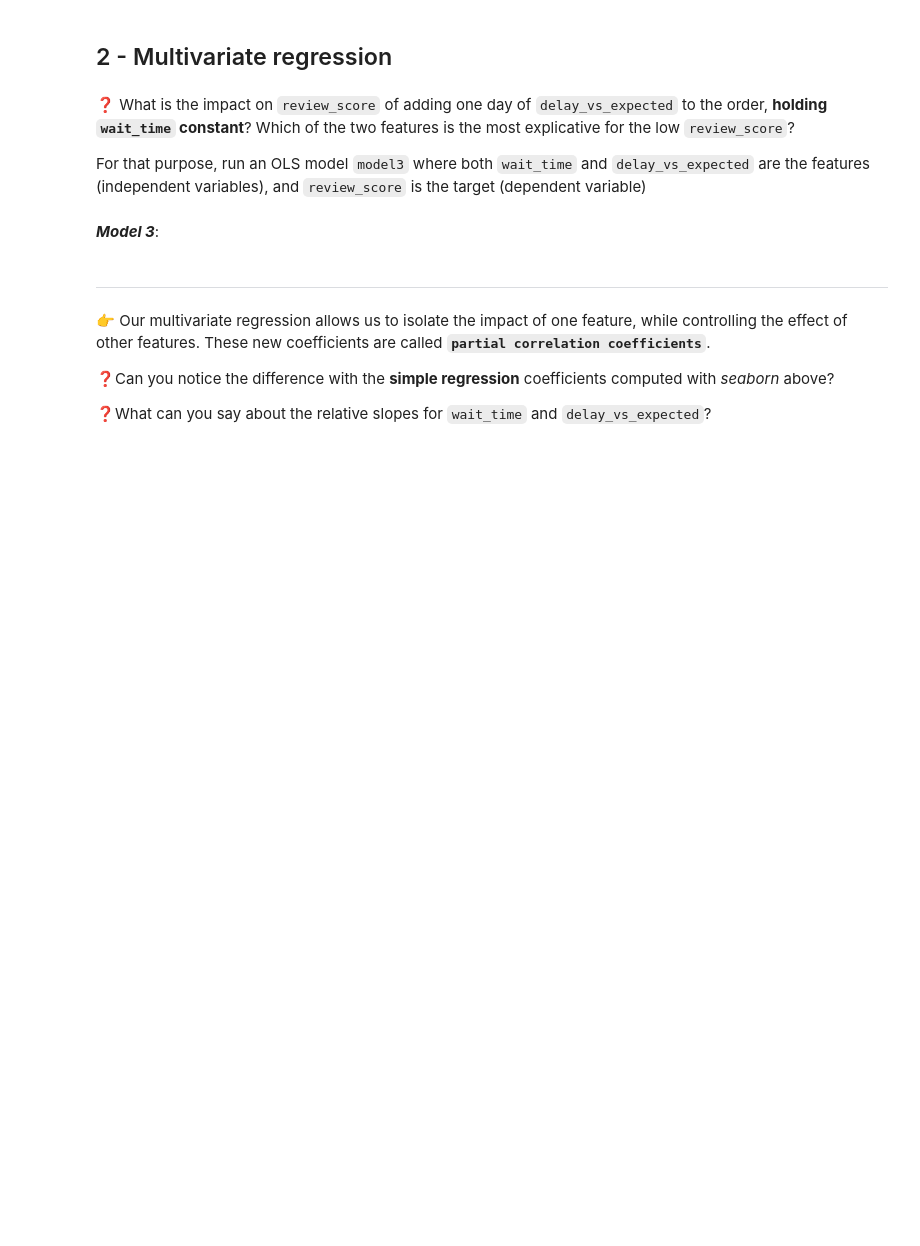
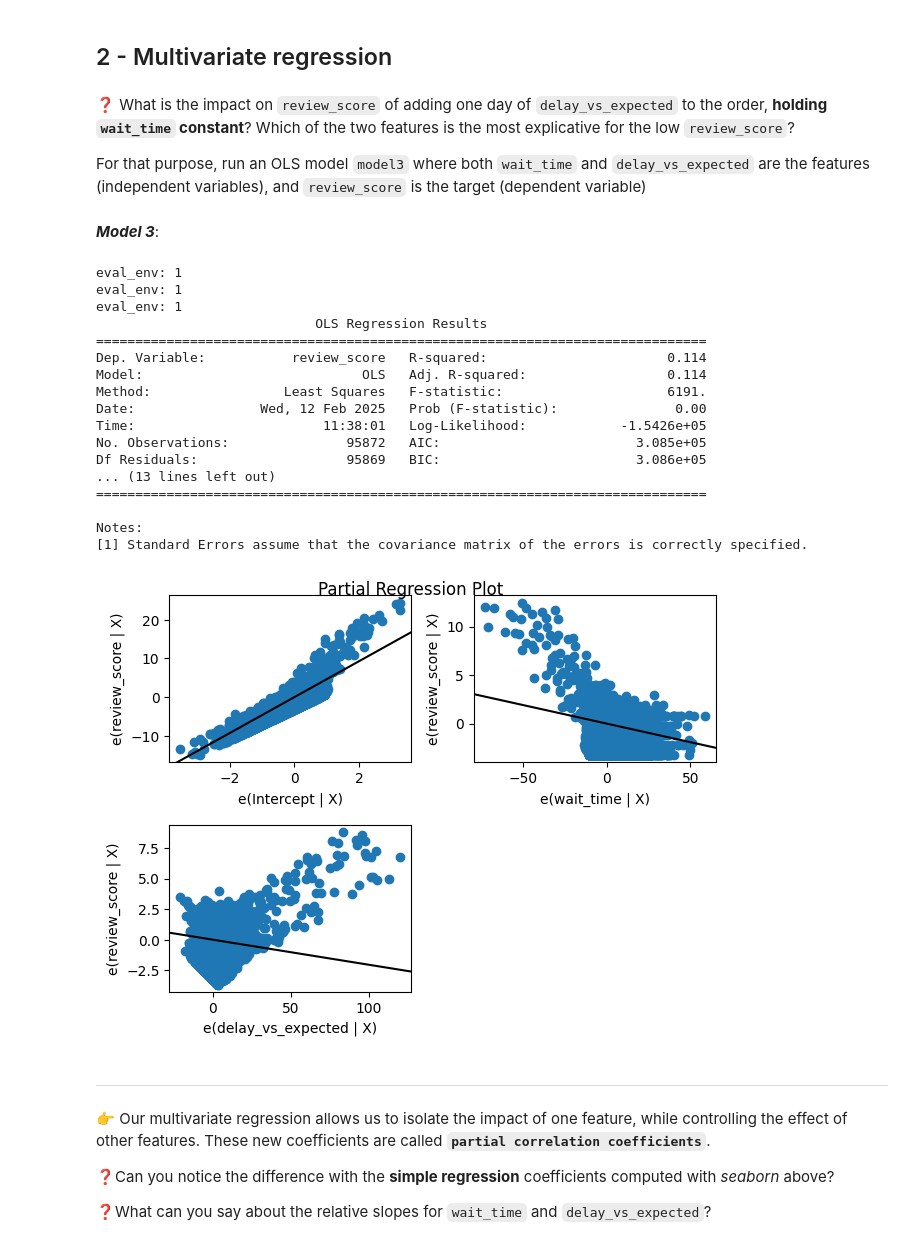
Before and after one commit to andyheggs/data-orders-regression, a Jupyter notebook: orders_regression.ipynb, the cells around one changed output. Cells and saved outputs as stored; diff of their text form; code cells hidden in the pictures; blank space fills up the shorter version.

```diff
--- a/orders_regression.ipynb
+++ b/orders_regression.ipynb
@@ -93,3 +147,29 @@ For that purpose, run an OLS model `model3` where both `wait_time` and `delay_vs
+# %%
+model3 = smf.ols(formula = 'review_score ~ wait_time + delay_vs_expected', data=orders).fit()
+
+# partial regression plots
+fig = sm.graphics.plot_partregress_grid(model3)
+
+print(model3.summary())
+# %% [output]
+eval_env: 1
+eval_env: 1
+eval_env: 1
+                            OLS Regression Results
+==============================================================================
+Dep. Variable:           review_score   R-squared:                       0.114
+Model:                            OLS   Adj. R-squared:                  0.114
+Method:                 Least Squares   F-statistic:                     6191.
+Date:                Wed, 12 Feb 2025   Prob (F-statistic):               0.00
+Time:                        11:38:01   Log-Likelihood:            -1.5426e+05
+No. Observations:               95872   AIC:                         3.085e+05
+Df Residuals:                   95869   BIC:                         3.086e+05
+... (13 lines left out)
+==============================================================================
+
+Notes:
+[1] Standard Errors assume that the covariance matrix of the errors is correctly specified.
+[figure, added]
 # %% [markdown]
 ----
 👉 Our multivariate regression allows us to isolate the impact of one feature, while controlling the effect of other features. These new coefficients are called **`partial correlation coefficients`**.
```
Also changed, not shown: parts of 27 cells of this notebook.
